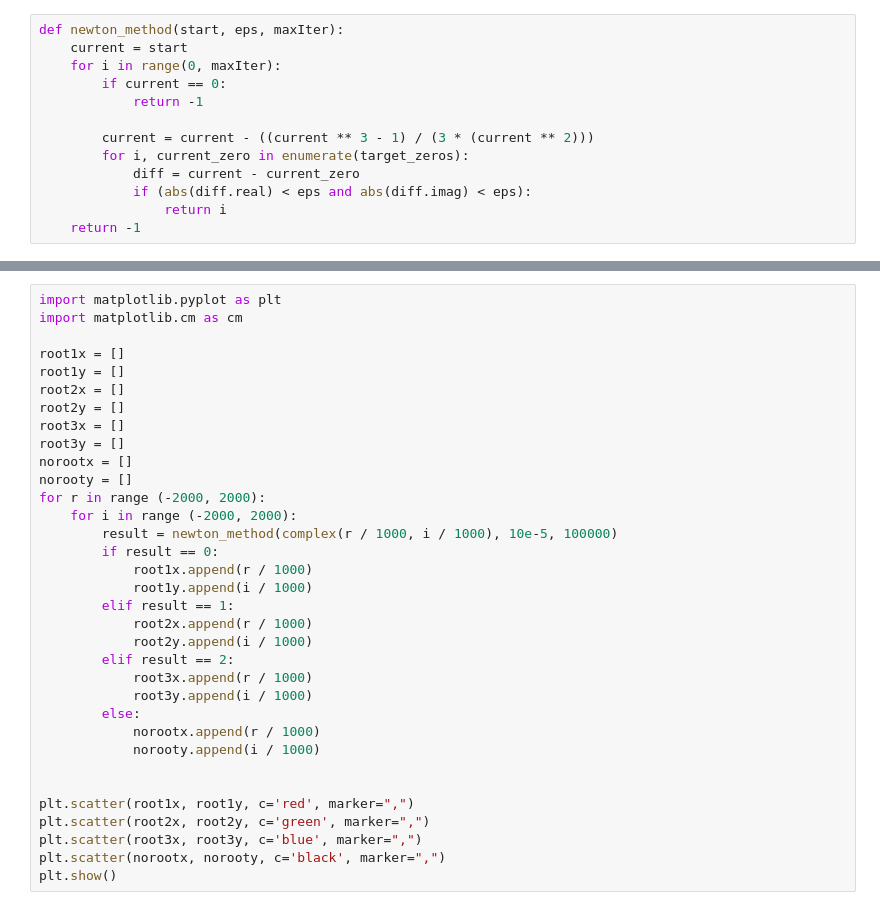
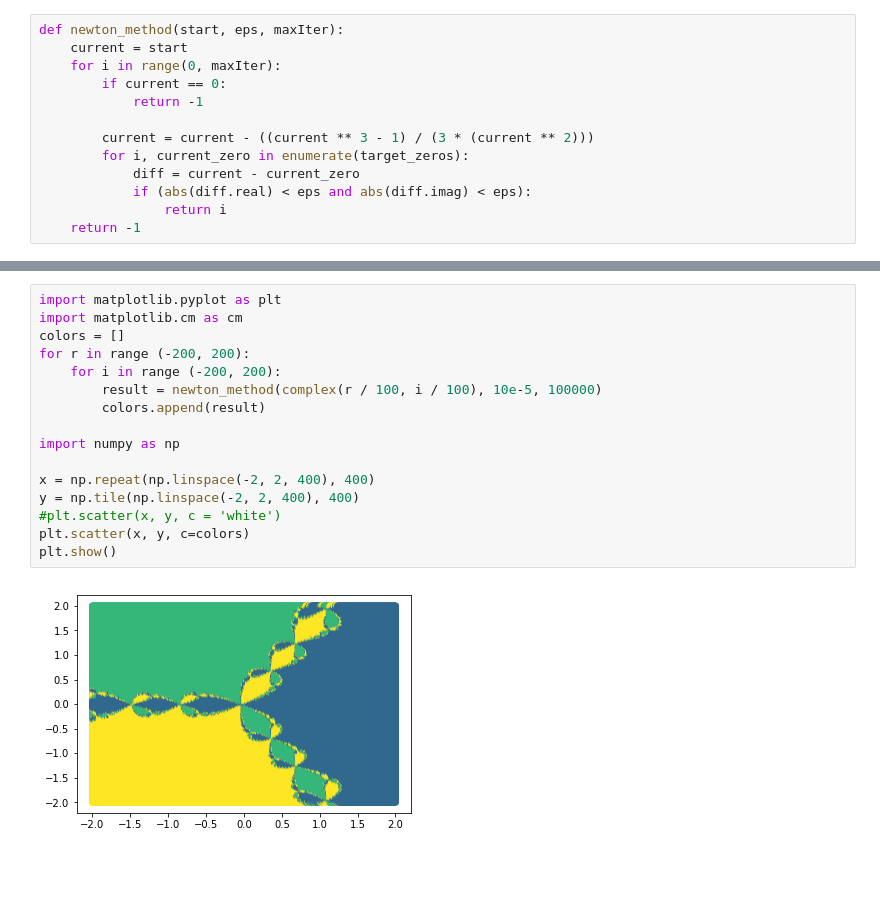
Before and after one commit to gms-projects/numerical-analysis, a Jupyter notebook: NewtonsMethod.ipynb, the cells around one changed output, grey strips where cells are left out. Saved outputs shown, nothing was run; the diff lists cells and outputs as text; blank space fills up the shorter version.

```diff
--- a/NewtonsMethod.ipynb
+++ b/NewtonsMethod.ipynb
@@ -33,34 +33,18 @@ newton_method(complex(0, 1), 0, 100000)
-# %%
-import matplotlib.pyplot as plt
-import matplotlib.cm as cm
-
-root1x = []
-root1y = []
-root2x = []
-root2y = []
-root3x = []
-root3y = []
-norootx = []
-norooty = []
-for r in range (-2000, 2000):
-    for i in range (-2000, 2000):
-        result = newton_method(complex(r / 1000, i / 1000), 10e-5, 100000)
-        if result == 0:
-            root1x.append(r / 1000)
-            root1y.append(i / 1000)
-        elif result == 1:
-            root2x.append(r / 1000)
-            root2y.append(i / 1000)
-        elif result == 2:
-            root3x.append(r / 1000)
-            root3y.append(i / 1000)
-        else:
-            norootx.append(r / 1000)
-            norooty.append(i / 1000)
-
-
-plt.scatter(root1x, root1y, c='red', marker=",")
-plt.scatter(root2x, root2y, c='green', marker=",")
-plt.scatter(root3x, root3y, c='blue', marker=",")
-plt.scatter(norootx, norooty, c='black', marker=",")
-plt.show()
+# %%
+import matplotlib.pyplot as plt
+import matplotlib.cm as cm
+colors = []
+for r in range (-200, 200):
+    for i in range (-200, 200):
+        result = newton_method(complex(r / 100, i / 100), 10e-5, 100000)
+        colors.append(result)
+
+import numpy as np
+
+x = np.repeat(np.linspace(-2, 2, 400), 400)
+y = np.tile(np.linspace(-2, 2, 400), 400)
+#plt.scatter(x, y, c = 'white')
+plt.scatter(x, y, c=colors)
+plt.show()
+# %% [output]
+[figure, added]
```
Also changed, not shown: parts of 1 cell of this notebook.
